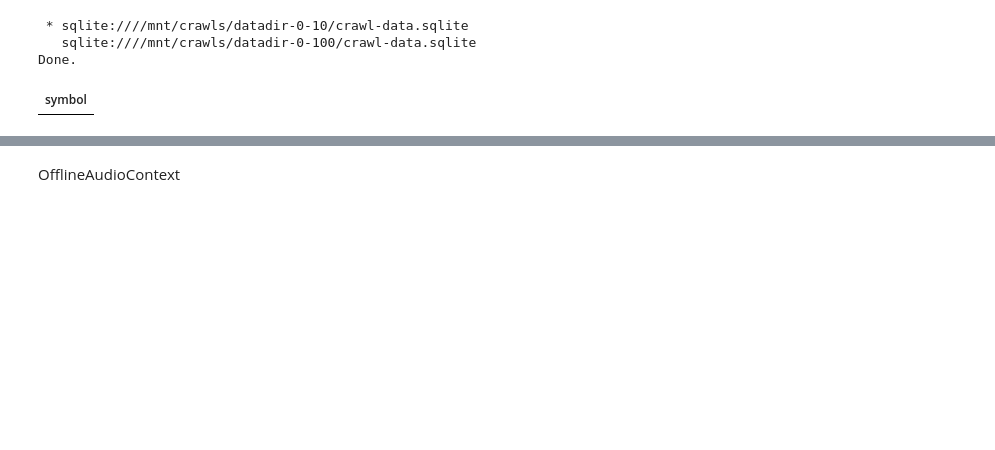
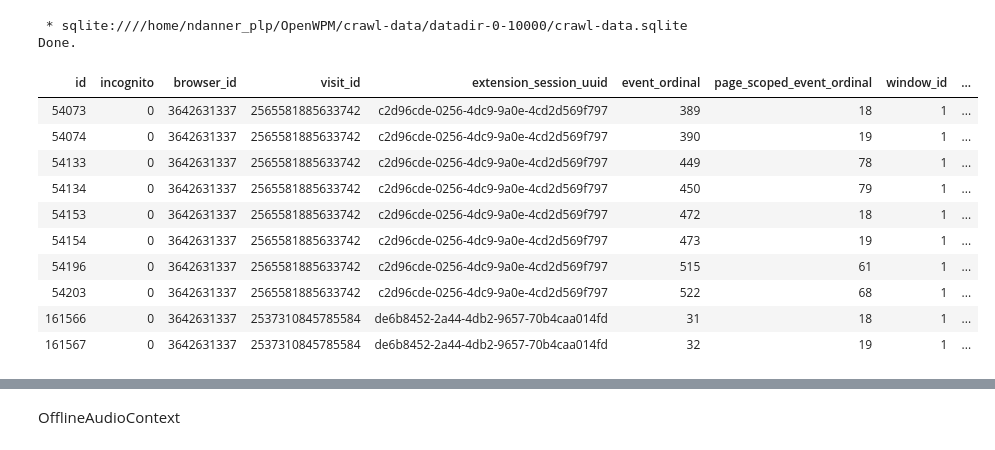
Before and after one commit to tim-stephenson/OpenWPM-Data-Analytics, a Jupyter notebook: main/notebook.ipynb, the cells around one changed output, grey strips where cells are left out. Drawn from its saved outputs; the diff is of its cells as text; code cells hidden in the pictures; blank space fills up the shorter version.

```diff
--- a/main/notebook.ipynb
+++ b/main/notebook.ipynb
@@ -70,13 +71,23 @@ Done.
-# %%
-%%sql
-SELECT DISTINCT symbol
-FROM javascript
-WHERE symbol NOT LIKE "window.navigator.mimeTypes%" AND symbol NOT LIKE "window.navigator.plugins%"
-# %% [output]
- * sqlite:////mnt/crawls/datadir-0-10/crawl-data.sqlite
-   sqlite:////mnt/crawls/datadir-0-100/crawl-data.sqlite
-Done.
-| symbol |
+# %%
+%%sql
+SELECT *
+FROM javascript
+WHERE symbol = "WebGLRenderingContext.getParameter"
+LIMIT 10
+# %% [output]
+ * sqlite:////home/ndanner_plp/OpenWPM/crawl-data/datadir-0-10000/crawl-data.sqlite
+Done.
+| id | incognito | browser_id | visit_id | extension_session_uuid | event_ordinal | page_scoped_event_ordinal | window_id | ... |
+| 54073 | 0 | 3642631337 | 2565581885633742 | c2d96cde-0256-4dc9-9a0e-4cd2d569f797 | 389 | 18 | 1 | ... |
+| 54074 | 0 | 3642631337 | 2565581885633742 | c2d96cde-0256-4dc9-9a0e-4cd2d569f797 | 390 | 19 | 1 | ... |
+| 54133 | 0 | 3642631337 | 2565581885633742 | c2d96cde-0256-4dc9-9a0e-4cd2d569f797 | 449 | 78 | 1 | ... |
+| 54134 | 0 | 3642631337 | 2565581885633742 | c2d96cde-0256-4dc9-9a0e-4cd2d569f797 | 450 | 79 | 1 | ... |
+| 54153 | 0 | 3642631337 | 2565581885633742 | c2d96cde-0256-4dc9-9a0e-4cd2d569f797 | 472 | 18 | 1 | ... |
+| 54154 | 0 | 3642631337 | 2565581885633742 | c2d96cde-0256-4dc9-9a0e-4cd2d569f797 | 473 | 19 | 1 | ... |
+| 54196 | 0 | 3642631337 | 2565581885633742 | c2d96cde-0256-4dc9-9a0e-4cd2d569f797 | 515 | 61 | 1 | ... |
+| 54203 | 0 | 3642631337 | 2565581885633742 | c2d96cde-0256-4dc9-9a0e-4cd2d569f797 | 522 | 68 | 1 | ... |
+| 161566 | 0 | 3642631337 | 2537310845785584 | de6b8452-2a44-4db2-9657-70b4caa014fd | 31 | 18 | 1 | ... |
+| 161567 | 0 | 3642631337 | 2537310845785584 | de6b8452-2a44-4db2-9657-70b4caa014fd | 32 | 19 | 1 | ... |
 # %%
 %%sql
 SELECT COUNT(*)
```
Also changed, not shown: parts of 7 cells of this notebook, 7 other files.
